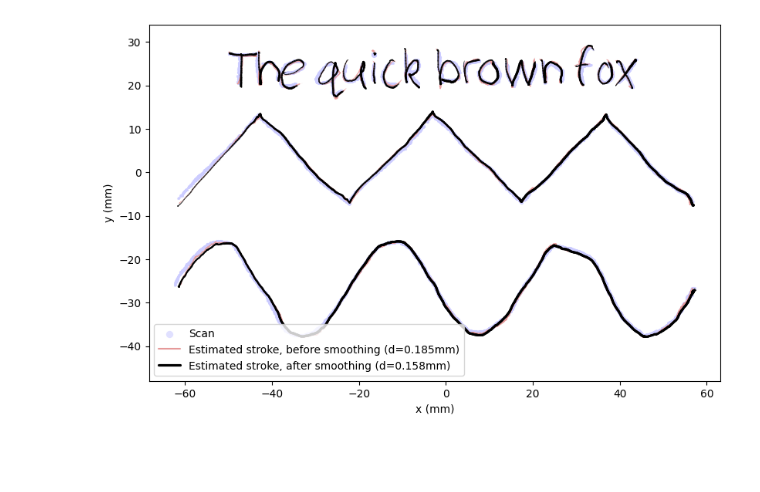
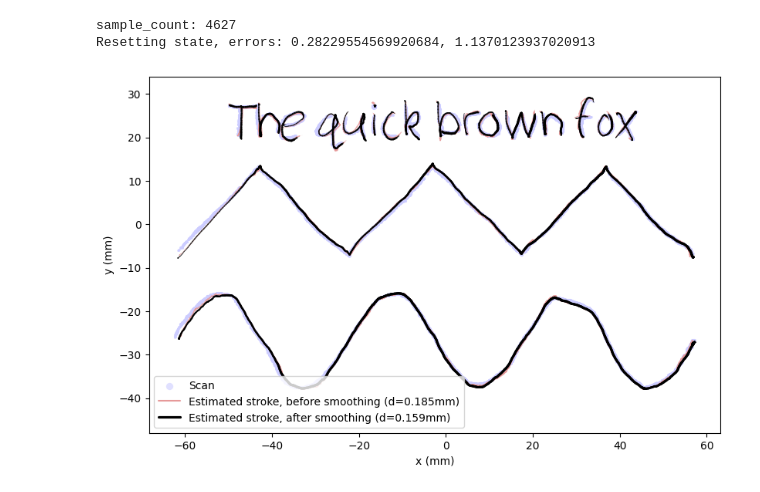
Before and after one commit to Jcparkyn/dpoint, a Jupyter notebook: python/offline_playback.ipynb, the cells around one changed output. Drawn from its saved outputs; the diff is of its cells as text; code cells hidden in the pictures; blank space fills up the shorter version.

Commit message:
Cleanup offline_playback

```diff
--- a/python/offline_playback.ipynb
+++ b/python/offline_playback.ipynb
@@ -34,66 +81,0 @@ Resetting state, errors: 0.28229554569920684, 1.1370123937020913
-# %%
-from matplotlib import pyplot as plt
-from matplotlib.axes import Axes
-from matplotlib.collections import LineCollection
-from matplotlib.lines import Line2D
-import seaborn as sns
-
-from offline_playback import ProcessedStroke
-
-%matplotlib inline
-
-def stroke_to_linecollection(stroke: ProcessedStroke, width, color):
-    xy = stroke.position * 1000
-    x, y = xy[:, 0], xy[:, 1]
-    segments = np.array([x[:-1], y[:-1], x[1:], y[1:]]).T.reshape(-1, 2, 2)
-    lc = LineCollection(segments)
-    pressure_clip = np.clip(stroke.pressure, 0, 1)
-    lc.set_linewidth((pressure_clip**0.7) * width)
-    # alpha = np.sqrt(pressure_clip)[:,np.newaxis]
-    # color_vec = np.array(color,  dtype=float) * alpha + (1 - alpha)
-    lc.set_alpha(pressure_clip**0.3)
-    lc.set_color(color)
-    lc.set_rasterized(True)
-    lc.set_capstyle("round")
-    proxy = Line2D([0, 1], [0, 1], color=color, lw=width, solid_capstyle="round")
-    return lc, proxy
-
-def plot_scan_points(scan_points):
-    ax: Axes = sns.scatterplot(
-        x=scan_points[:, 0] * 1000,
-        y=scan_points[:, 1] * 1000,
-        color=(0.8, 0.8, 1),
-        s=5,
-        alpha=0.6,
-        linewidth=0,
-    )
-    ax.set_aspect("equal")
-    ax.set(xlabel="x (mm)", ylabel="y (mm)", ylim=(-48,34))
-    ax.collections[0].set_rasterized(True)
-    return ax
-
-def plot_strokes(ax, tpp, tps):
-    lc1, lc1_proxy = stroke_to_linecollection(tpp, 1.5, color=(0.9, 0.6, 0.6))
-    ax.add_collection(lc1)
-    lc2, lc2_proxy = stroke_to_linecollection(tps, 2.3, color=(0, 0, 0))
-    ax.add_collection(lc2)
-    ax.legend(
-        [ax.collections[0], lc1_proxy, lc2_proxy],
-        [
-            "Scan",
-            f"Estimated stroke, before smoothing (d={tpp.dist_mean*1000:0.3f}mm)",
-            f"Estimated stroke, after smoothing (d={tps.dist_mean*1000:0.3f}mm)",
-        ],
-        loc="lower left",
-        markerscale=3,
-    )
-
-
-fig = plt.figure()
-fig.set_size_inches(100,6)
-ax = plot_scan_points(scan_points)
-plot_strokes(ax, tpp, tps)
-
-# plt.savefig(f"./recordings/{recording_timestamp}/main-sketch-plot.pdf", **savefig_kwargs)
-# %% [output]
-[figure, removed]
@@ -109,3 +82,17 @@ def mini_plot(tpp, tps, noleftlabels=False):
+# %%
+%matplotlib inline
+
+proposed_tpp, proposed_tps = load_and_process("stylus_data.pkl", "camera_data.pkl")
+fig = plt.figure()
+fig.set_size_inches(100,6)
+ax = plot_scan_points(scan_points)
+plot_strokes(ax, proposed_tpp, proposed_tps)
+
+# plt.savefig(f"./recordings/{recording_timestamp}/main-sketch-plot.pdf", **savefig_kwargs)
+# %% [output]
+sample_count: 4627
+Resetting state, errors: 0.28229554569920684, 1.1370123937020913
+[figure, added]
 # %%
 nomarkercalib = load_and_process("stylus_data.pkl", "camera_data_nomarkercalib.pkl")
 norsc = load_and_process("stylus_data.pkl", "camera_data_norsc.pkl")
```
Also changed, not shown: parts of 6 cells of this notebook.
